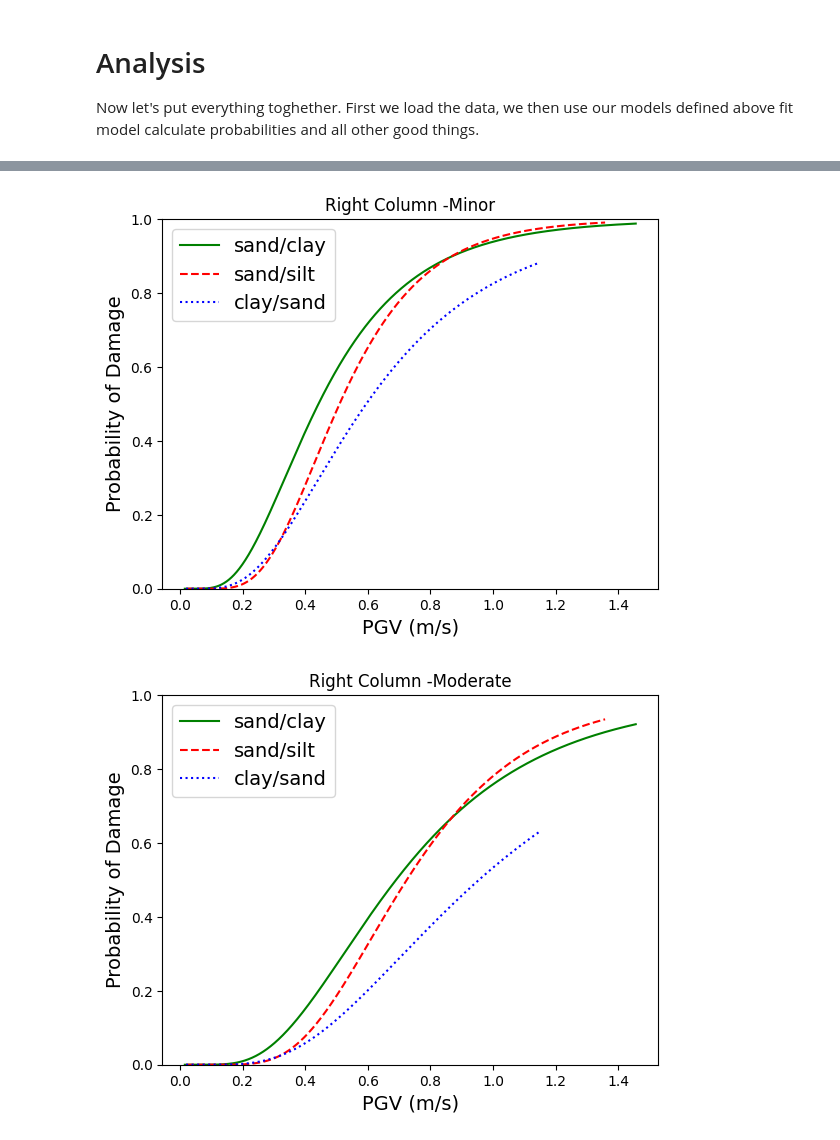
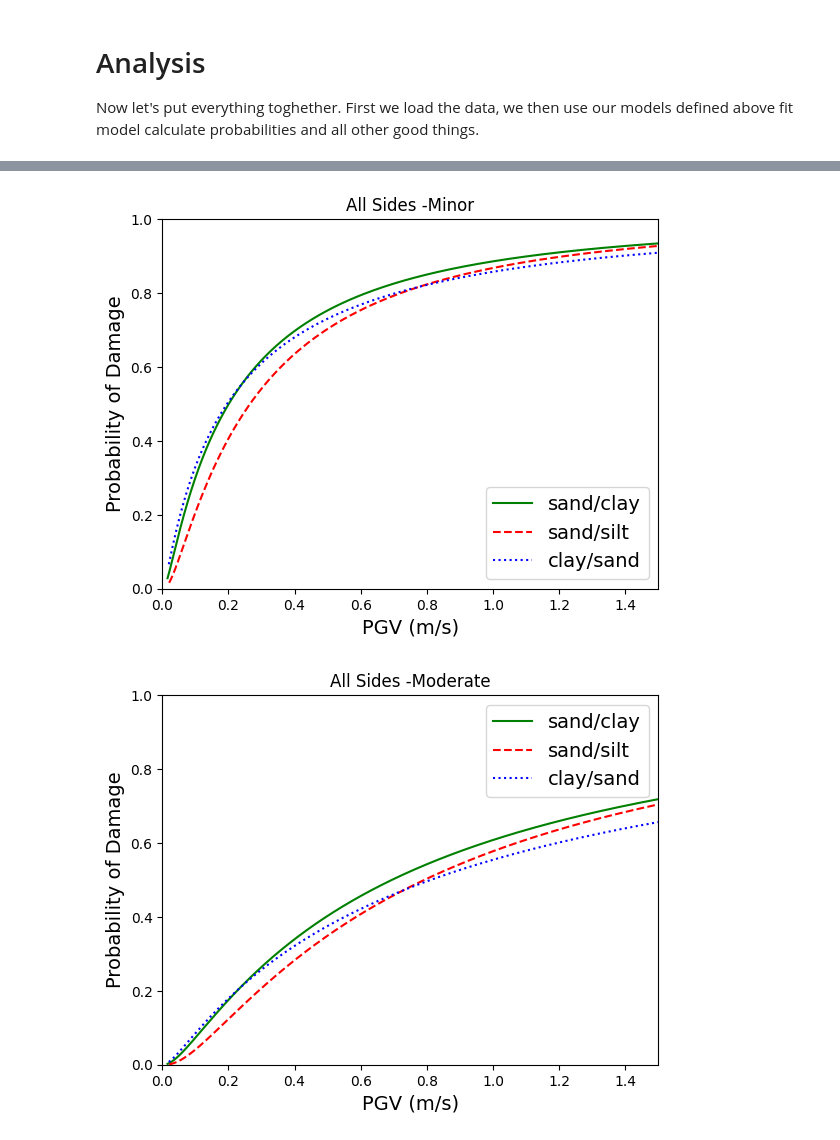
Before and after one commit to Farzaneh-Abedini/Farzaneh-Abedini, a Jupyter notebook: earthquake_analysis.ipynb, the cells around one changed output, grey strips where cells are left out. Drawn from its saved outputs; the diff is of its cells as text; code cells hidden in the pictures.

```diff
--- a/earthquake_analysis.ipynb
+++ b/earthquake_analysis.ipynb
@@ -34,7 +37,7 @@ Now let's put everything toghether. First we load the data, we then use our mode
 # %%
 #@title Load input data
 #@markdown Make sure to upload the data file, all the files will disappear when the kernel disconnects.
-input_file = "final_results_5.csv" # @param {type:"string"}
+input_file = "soil3.csv" # @param {type:"string"}
 import pandas as pd
 
 df = pd.read_csv(input_file)
@@ -387,11 +557,11 @@ NameError: name 'mean' is not defined
 # %%
-from Fragility_curves.psdm import plot
-from Fragility_curves.fragility_curve import fragility
+from Fragility_curves_new.psdm import plot
+from Fragility_curves_new.fragility_curve import fragility
 import matplotlib.pyplot as plt
 
 import pandas as pd
 
-measure_name = 'PGA (g)'  # @param [' AI', 'CAV (m/s)', ' SA (g)', 'PGA (g)', 'PGV (m/s)', 'PGD (m)']
+measure_name = 'PGV (m/s)'  # @param [' AI', 'CAV (m/s)', ' SA (g)', 'PGA (g)', 'PGV (m/s)', 'PGD (m)']
 
 # @markdown Please enter the limits  for damage states as comma separated values.
 # @markdown
@@ -409,7 +579,7 @@ input_files = ["final_results_5.csv","final_results_10.csv","final_results_15.cs
 # @markdown tunnel. We then pick one of the measures that seems to have the best
 # @markdown fit as the basis for the secondary analysis.
 # @markdown Select the side of the tunnel that you want to perform analysis on:
-damage_name = 'Right Column' # @param ['All Sides', 'Left Column', 'Right Column', 'Roof', 'Deck']
+damage_name = 'All Sides' # @param ['All Sides', 'Left Column', 'Right Column', 'Roof', 'Deck']
 # @markdown We model the damage vs. different measures. What family of the
 # @markdown models should be used for fitting that data.
 model_type = 'Continous piecewise linear' # @param ['Linear', 'Continous piecewise linear']
@@ -482,9 +652,10 @@ for j in range(3):
       model = ModelClass()
       model.fit(x, y)
 
+
         # We create xx, which is in the same range as x but uniform. We go a bit wider
         # to make plots nicer.
-      xx = np.linspace(min(x) - 0.2, max(x) + 0.2, 10000)
+      xx = np.linspace(min(x) - 0.2, max(x) + 0.3, 10000)
 
       pp_damage = fragility.damage_probability(model, xx, log_damage_cutoffs[j])
 
@@ -502,6 +673,7 @@ for j in range(3):
 
       plt.ylabel("Probability of Damage", fontsize=14)
       plt.legend(fontsize=14)
+      plt.xlim([0, 1])
       plt.ylim((0, 1))
 
       plt.title(damage_name + DS[j])
@@ -514,6 +686,6 @@ for j in range(3):
 # %%
-from Fragility_curves.psdm import plot
-from Fragility_curves.fragility_curve import fragility
+from Fragility_curves_new.psdm import plot
+from Fragility_curves_new.fragility_curve import fragility
 import matplotlib.pyplot as plt
 import pandas as pd
 
@@ -535,7 +707,7 @@ input_files = ["soil1.csv","soil2.csv","soil3.csv"]
 # @markdown tunnel. We then pick one of the measures that seems to have the best
 # @markdown fit as the basis for the secondary analysis.
 # @markdown Select the side of the tunnel that you want to perform analysis on:
-damage_name = 'Right Column' # @param ['All Sides', 'Left Column', 'Right Column', 'Roof', 'Deck']
+damage_name = 'All Sides' # @param ['All Sides', 'Left Column', 'Right Column', 'Roof', 'Deck']
 # @markdown We model the damage vs. different measures. What family of the
 # @markdown models should be used for fitting that data.
 model_type = 'Linear' # @param ['Linear', 'Continous piecewise linear']
@@ -606,33 +778,34 @@ for j in range(3):
       log_damage_cutoffs = [log_fn(co) for co in damage_cutoffs]
       # Note we dont care what is the underlying model class :-)
       model = ModelClass()
       model.fit(x, y)
 
         # We create xx, which is in the same range as x but uniform. We go a bit wider
         # to make plots nicer.
-      xx = np.linspace(min(x) - 2, max(x) + 0.2, 10000)
+      xx = np.linspace(min(x) - 2, max(x) + 0.5, 10000)
 
       pp_damage = fragility.damage_probability(model, xx, log_damage_cutoffs[j])
 
       values_list = damage_cutoffs_values.split(',')
       value1 = float(values_list[0].strip())
       value2 = float(values_list[1].strip())
       value3 = float(values_list[2].strip())
 
       if base_name == '10':
           plt.plot(10 ** xx, pp_damage, color=colors[i], linestyle=linestyles_graph[i], label=labels[i])
           plt.xlabel(measure_name,fontsize=14)
       else:
           plt.plot(np.exp(xx), pp_damage, color=colors[i], linestyle=linestyles_graph[i],label=labels[i])
           plt.xlabel(measure_name,fontsize=14)
 
       plt.ylabel("Probability of Damage",fontsize=14)
       plt.legend(fontsize=14)
       plt.ylim((0, 1))
+      plt.xlim((0, 1.5))
 
       plt.title(damage_name + DS[j])
       i+=1
   plt.show()
 # %% [output]
-[figure, old version]
+[figure, new version]
-[figure, old version]
+[figure, new version]
```
Also changed, not shown: parts of 8 cells of this notebook.
